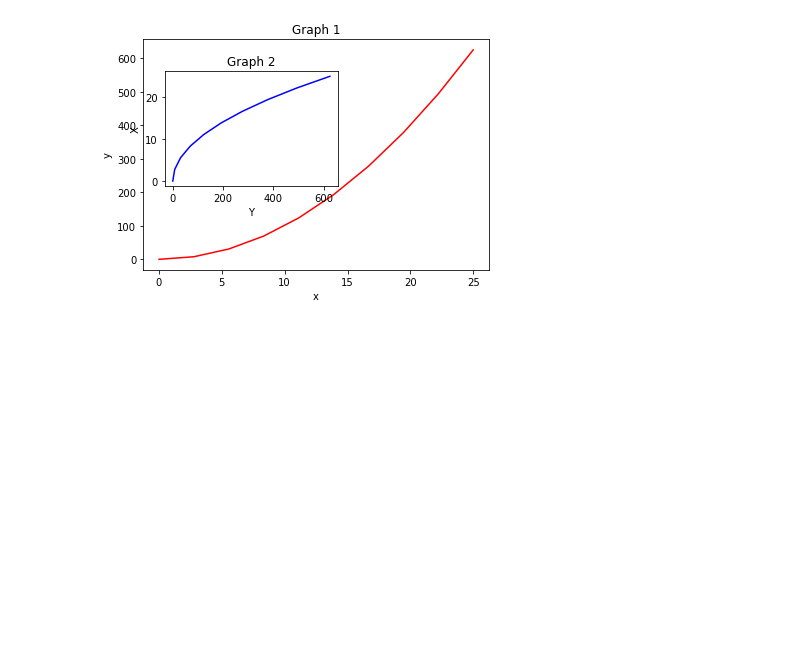
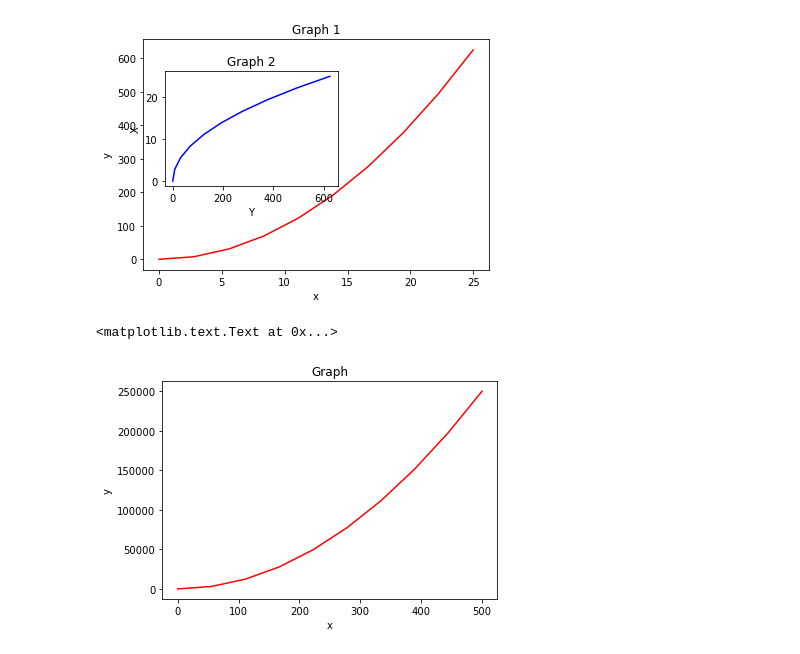
Before and after one commit to shantanurathore/Python-Scripts, a Jupyter notebook: Pyt_PRACTICE_1_MATPLOTLIB.ipynb, the cells around one changed output. Cells and saved outputs as stored; diff of their text form; code cells hidden in the pictures; blank space fills up the shorter version.

```diff
--- a/Pyt_PRACTICE_1_MATPLOTLIB.ipynb
+++ b/Pyt_PRACTICE_1_MATPLOTLIB.ipynb
@@ -61,0 +65,12 @@ axes2.set_title('Graph 2')
+# %%
+#SUBPLOTS - managing axes using matplotlib without the need to define the plot position (0.1 to 0.8 etc)
+#the simple use of subplots
+fig, axes = plt.subplots()
+
+axes.plot(x,y,'r')
+axes.set_xlabel('x')
+axes.set_ylabel('y')
+axes.set_title('Graph')
+# %% [output]
+<matplotlib.text.Text at 0x...>
+[figure, added]
```
Also changed, not shown: parts of 8 cells of this notebook, 3 other files.
